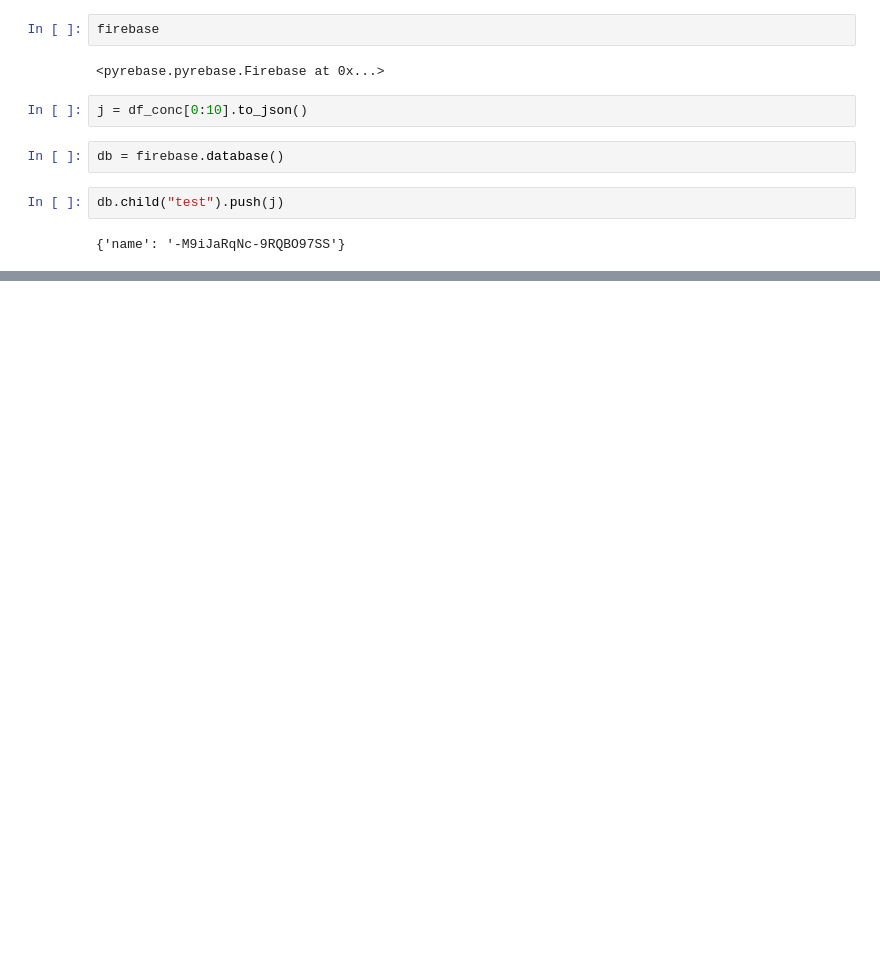
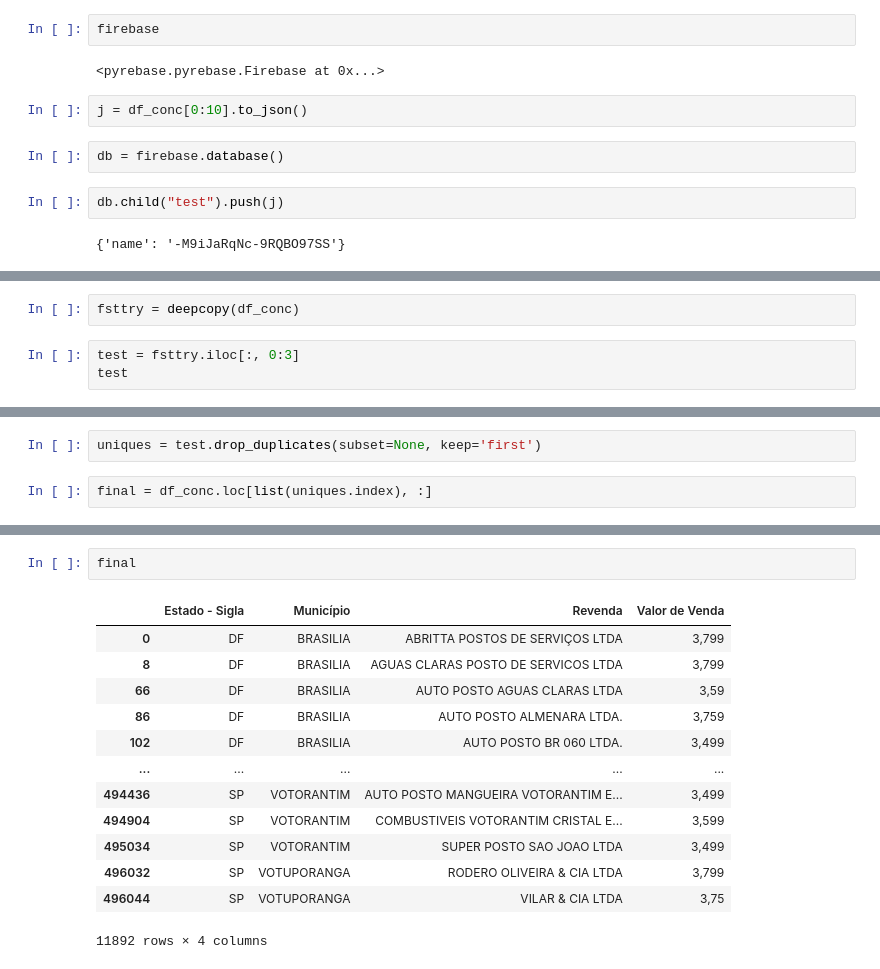
Before and after one commit to Rafaelfferreira/HackatonCCR, a Jupyter notebook: scripts/coding_experiments/kaggle_data_processing.ipynb, the cells around one changed output, grey strips where cells are left out. Saved outputs shown, nothing was run; the diff lists cells and outputs as text; blank space fills up the shorter version.

```diff
--- a/scripts/coding_experiments/kaggle_data_processing.ipynb
+++ b/scripts/coding_experiments/kaggle_data_processing.ipynb
@@ -89,0 +110,5 @@ db.child("test").push(j)
+# %%
+fsttry = deepcopy(df_conc)
+# %%
+test = fsttry.iloc[:, 0:3]
+test
@@ -89,0 +129,4 @@ db.child("test").push(j)
+# %%
+uniques = test.drop_duplicates(subset=None, keep='first')
+# %%
+final = df_conc.loc[list(uniques.index), :]
@@ -89,0 +156,16 @@ db.child("test").push(j)
+# %%
+final
+# %% [output]
+|  | Estado - Sigla | Município | Revenda | Valor de Venda |
+| 0 | DF | BRASILIA | ABRITTA POSTOS DE SERVIÇOS LTDA | 3,799 |
+| 8 | DF | BRASILIA | AGUAS CLARAS POSTO DE SERVICOS LTDA | 3,799 |
+| 66 | DF | BRASILIA | AUTO POSTO AGUAS CLARAS LTDA | 3,59 |
+| 86 | DF | BRASILIA | AUTO POSTO ALMENARA LTDA. | 3,759 |
+| 102 | DF | BRASILIA | AUTO POSTO BR 060 LTDA. | 3,499 |
+| ... | ... | ... | ... | ... |
+| 494436 | SP | VOTORANTIM | AUTO POSTO MANGUEIRA VOTORANTIM E... | 3,499 |
+| 494904 | SP | VOTORANTIM | COMBUSTIVEIS VOTORANTIM CRISTAL E... | 3,599 |
+| 495034 | SP | VOTORANTIM | SUPER POSTO SAO JOAO LTDA | 3,499 |
+| 496032 | SP | VOTUPORANGA | RODERO OLIVEIRA & CIA LTDA | 3,799 |
+| 496044 | SP | VOTUPORANGA | VILAR & CIA LTDA | 3,75 |
+11892 rows × 4 columns
```
Also changed, not shown: parts of 5 cells of this notebook.
